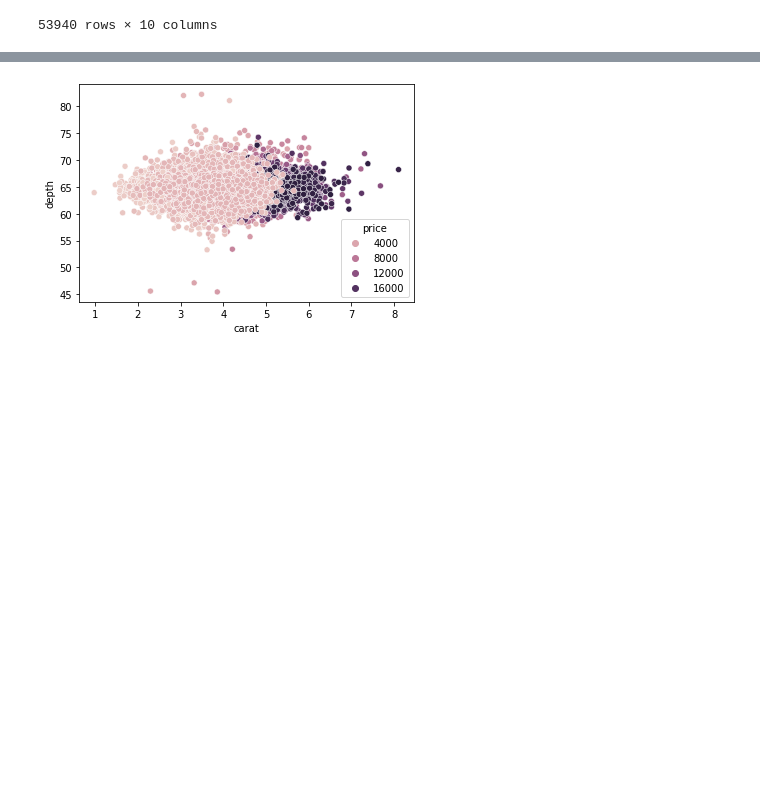
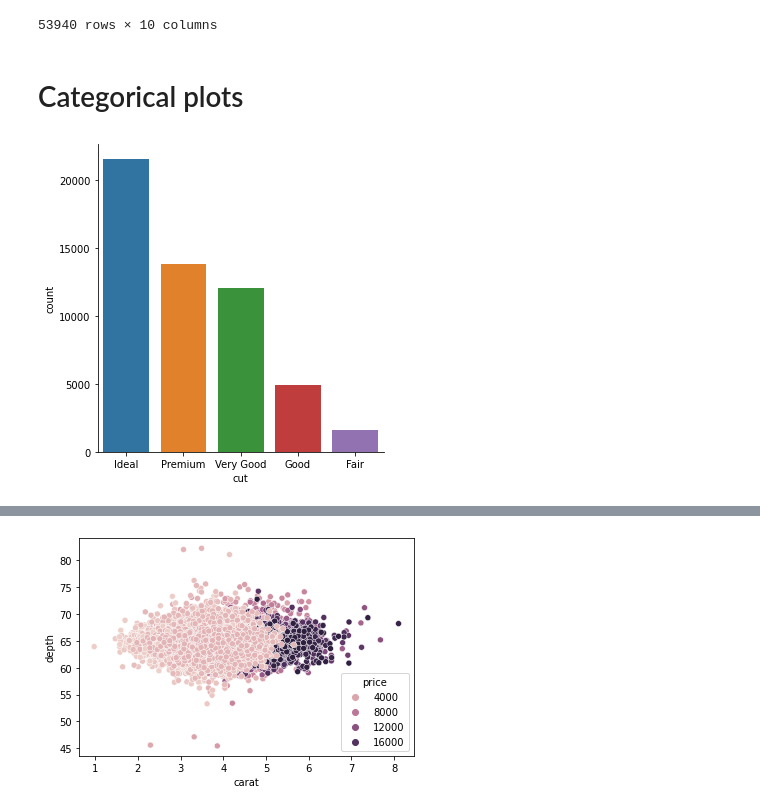
Before and after one commit to anikomaraz/python_courses_postbootcamp, a Jupyter notebook: Seaborn.ipynb, the cells around one changed output, grey strips where cells are left out. Drawn from its saved outputs; the diff is of its cells as text; code cells hidden in the pictures; blank space fills up the shorter version.

```diff
--- a/Seaborn.ipynb
+++ b/Seaborn.ipynb
@@ -81,3 +86,12 @@ data
 | 53938 | 0.86 | Premium | H | SI2 | 61.0 | 58.0 | 2757 | 6.15 | 6.12 | 3.74 |
 | 53939 | 0.75 | Ideal | D | SI2 | 62.2 | 55.0 | 2757 | 5.83 | 5.87 | 3.64 |
 53940 rows × 10 columns
+# %% [markdown]
+# Categorical plots
+# %%
+# countplot
+
+sns.catplot(data = data, x = 'cut', kind = 'count')
+plt.show()
+# %% [output]
+[figure, added]
```
Also changed, not shown: parts of 9 cells of this notebook.
